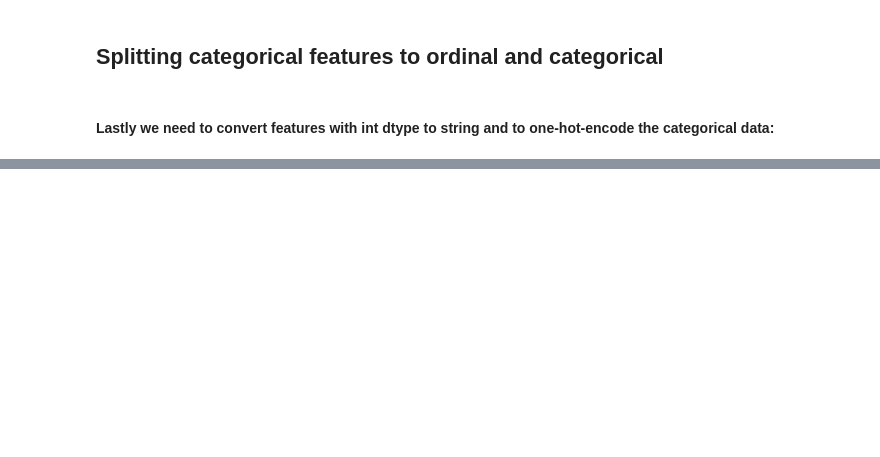
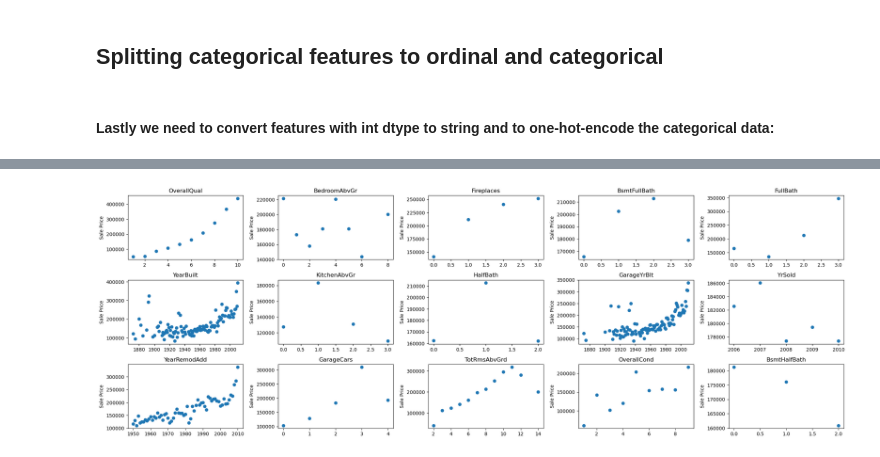
Before and after one commit to tryko/y_data_Itay_asaf_, a Jupyter notebook: Kaggle/ASAF3.ipynb, the cells around one changed output, grey strips where cells are left out. Cells and saved outputs as stored; diff of their text form; code cells hidden in the pictures; blank space fills up the shorter version.

```diff
--- a/Kaggle/ASAF3.ipynb
+++ b/Kaggle/ASAF3.ipynb
@@ -317,0 +246,22 @@ ValueError: could not convert string to float: 'RL'
+# %%
+plt.figure(figsize=(22, 22))
+scaler = MinMaxScaler()
+scaled_df = discrete_features
+for i, col in enumerate(scaled_df.columns):
+    # if col != 'YearBuilt' and col != 'GarageYrBlt' and col != 'YearRemodAdd':
+    plt.subplot(9, 5, i + 1)
+    if col == 'GarageYrBlt':
+        x = scaled_df[col].unique()
+        x = x[x!= 0]
+    else:
+
+        x = scaled_df[col].unique()
+    y = [train.loc[scaled_df[col] == val, 'SalePrice'].mean() for val in x]
+    plt.scatter(x, y)
+    # Add a title and labels to the x and y axes
+    plt.title("{}".format(col))
+    plt.ylabel("Sale Price")
+
+plt.tight_layout()
+# %% [output]
+[figure, added]
```
Also changed, not shown: parts of 77 cells of this notebook.
